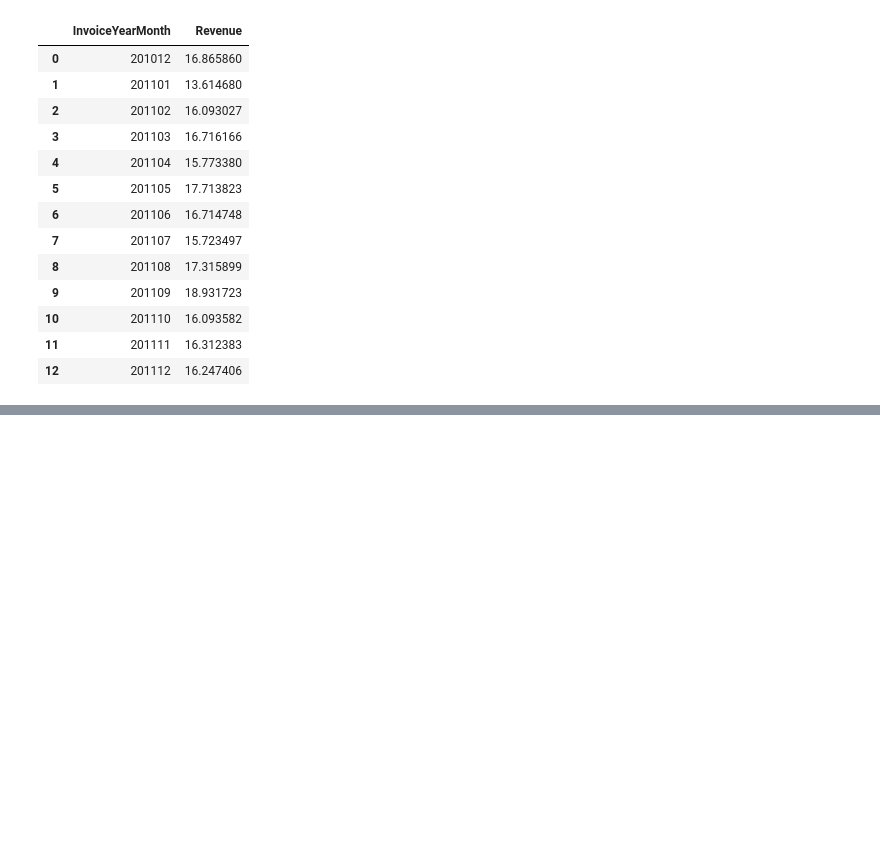
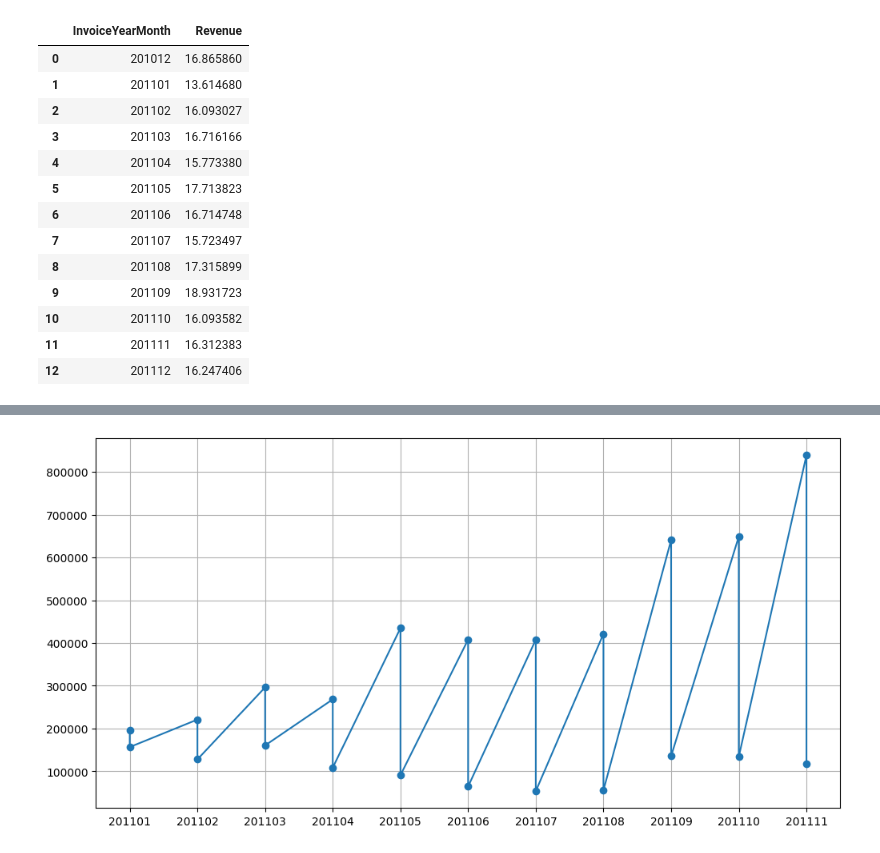
Before and after one commit to MahdiAhmadiKamal/PyLearn7-Data-Science, a Jupyter notebook: PyLearn7-Assignment39/online retail/online_retail.ipynb, the cells around one changed output, grey strips where cells are left out. Saved outputs shown, nothing was run; the diff lists cells and outputs as text; code cells hidden in the pictures; blank space fills up the shorter version.

```diff
--- a/PyLearn7-Assignment39/online retail/online_retail.ipynb
+++ b/PyLearn7-Assignment39/online retail/online_retail.ipynb
@@ -167,0 +168,10 @@ plt.show()
+# %%
+#create a dataframe contaning CustomerID and first purchase date
+tx_min_purchase = tx_uk.groupby('CustomerID').InvoiceDate.min().reset_index()
+tx_min_purchase.columns = ['CustomerID','MinPurchaseDate']
+tx_min_purchase['MinPurchaseYearMonth'] = tx_min_purchase['MinPurchaseDate'].map(lambda date: 100*date.year + date.month)
+
+#merge first purchase date column to our main dataframe (tx_uk)
+tx_uk = pd.merge(tx_uk, tx_min_purchase, on='CustomerID')
+
+tx_uk.head()
@@ -167,0 +185,13 @@ plt.show()
+# %%
+#create a column called User Type and assign Existing
+#if User's First Purchase Year Month before the selected Invoice Year Month
+tx_uk['UserType'] = 'New'
+tx_uk.loc[tx_uk['InvoiceYearMonth']>tx_uk['MinPurchaseYearMonth'],'UserType'] = 'Existing'
+
+#calculate the Revenue per month for each user type
+tx_user_type_revenue = tx_uk.groupby(['InvoiceYearMonth','UserType'])['Revenue'].sum().reset_index()
+
+#filtering the dates and plot the result
+tx_user_type_revenue = tx_user_type_revenue.query("InvoiceYearMonth != 201012 and InvoiceYearMonth != 201112")
+
+tx_user_type_revenue
@@ -167,0 +216,8 @@ plt.show()
+# %%
+plt.figure(figsize=(12,6))
+plt.plot(tx_user_type_revenue.query("InvoiceYearMonth < 201112")['InvoiceYearMonth'].to_numpy(dtype=str),
+         tx_user_type_revenue.query("InvoiceYearMonth < 201112")['Revenue'].to_numpy(), marker='o')
+plt.grid()
+plt.show()
+# %% [output]
+[figure, added]
```
Also changed, not shown: parts of 5 cells of this notebook, 1 other file.
